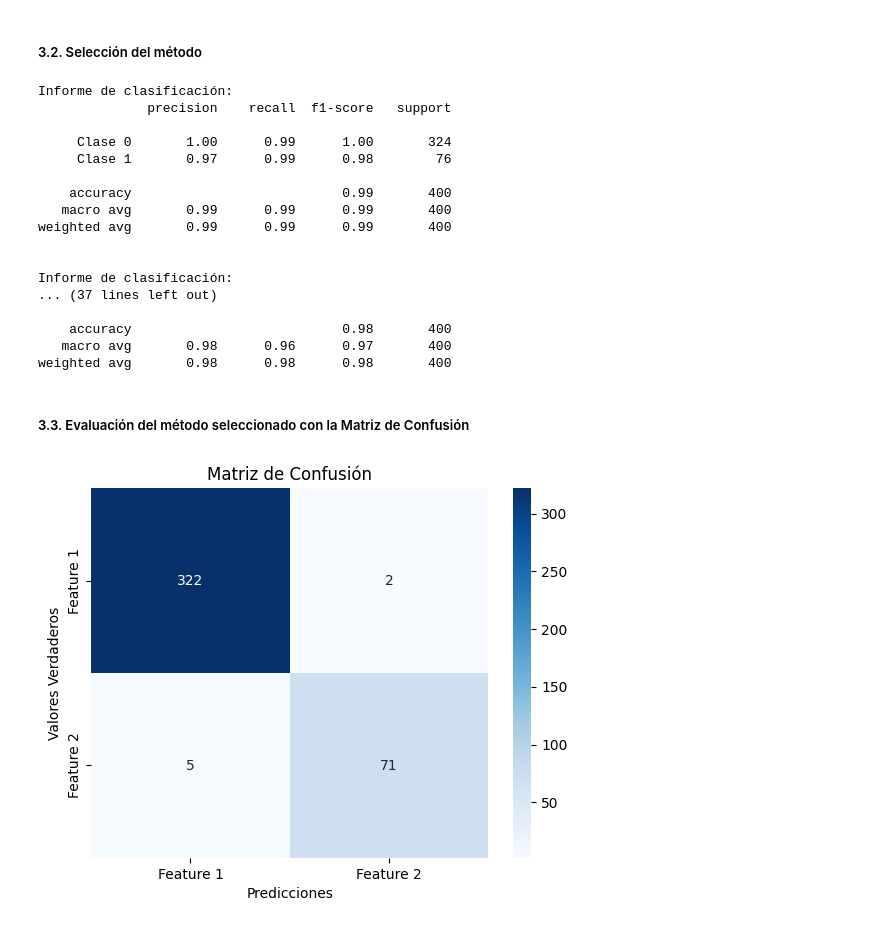
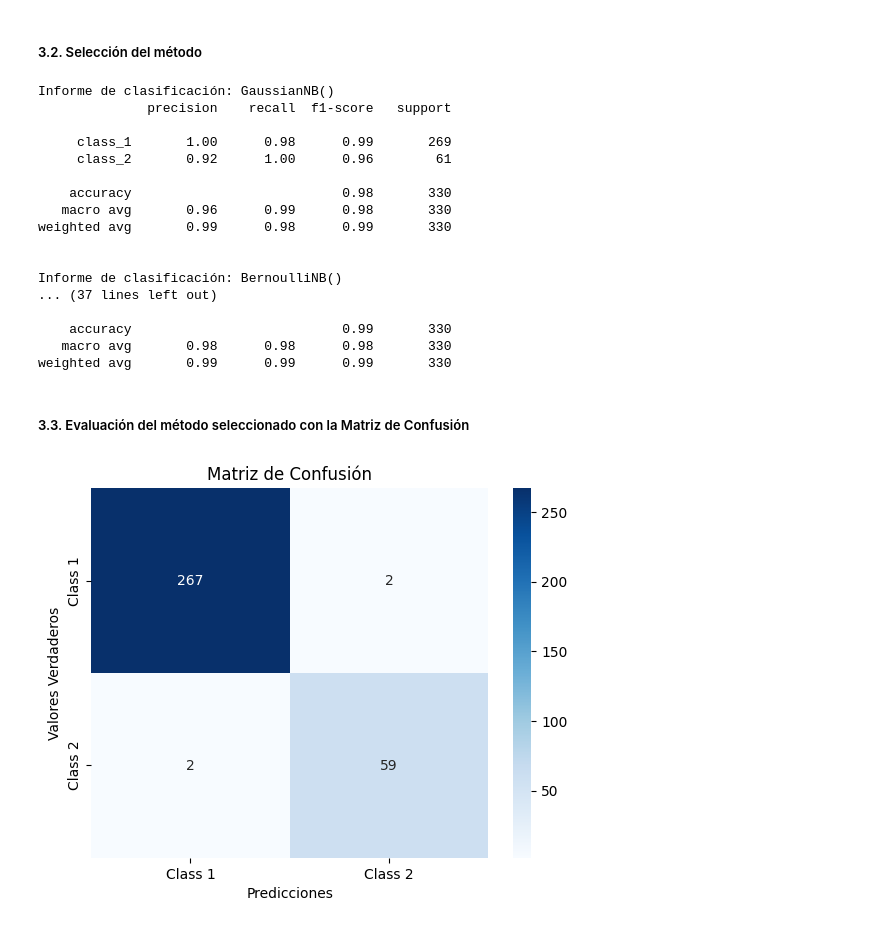
Before and after one commit to viorbe20/ai-machine-learning-systems, a Jupyter notebook: ej2-naive-bayes-knn.ipynb, the cells around one changed output. Drawn from its saved outputs; the diff is of its cells as text; code cells hidden in the pictures.

```diff
--- a/ej2-naive-bayes-knn.ipynb
+++ b/ej2-naive-bayes-knn.ipynb
@@ -27,3 +27,7 @@ data.head()
 | 2 | 0.000000 | 0.000000 | 0.0 |
 | 3 | 1.579213 | 0.767435 | 0.0 |
 | 4 | 0.000000 | 0.542560 | 0.0 |
+# %%
+df_classes.rename(columns={'Feature_1': 'class_1', 'Feature_2': 'class_2', 'Label': 'target'}, inplace=True)
+df_classes['target'] = df_classes['target'].astype(int)
+df_classes.head()
@@ -41,0 +43,9 @@ X_train, X_test, y_train, y_test = train_test_split(X, y, test_size=0.4, random_
+# %%
+from sklearn.model_selection import train_test_split
+
+# División el conjunto de datos en train y test en un porcentaje de 2/3 vs 1/3
+TEST_SIZE = 0.33
+train, test = train_test_split(df_classes, test_size= TEST_SIZE)
+train.reset_index(inplace = True)
+test.reset_index(inplace = True)
+train.head()
@@ -56,57 +73,63 @@ X_train, X_test, y_train, y_test = train_test_split(X, y, test_size=0.4, random_
 # %% [markdown]
 ##### 3.2. Selección del método
 # %%
-from sklearn.metrics import accuracy_score, classification_report
+from sklearn.metrics import accuracy_score, classification_report, confusion_matrix
 from sklearn.naive_bayes import GaussianNB, MultinomialNB, BernoulliNB, ComplementNB, CategoricalNB
-from sklearn.metrics import confusion_matrix
 import matplotlib.pyplot as plt
 
-model_names = ["GaussianNB", 'BernouilliNB', 'Multinomial', 'ComplementNB', 'CategoricalNB']
+X_train = train[['class_1', 'class_2']]
+y_train = train['target']
+X_test = test[['class_1', 'class_2']]
+y_test = test['target']
+
 classifiers = [GaussianNB(), BernoulliNB(), MultinomialNB(), ComplementNB(), CategoricalNB()]
 
-for model_name, clf in zip(model_names, classifiers):
-    clf.fit(X_train, y_train)
-    y_pred = clf.predict(X_test)
-    score = accuracy_score(y_test, y_pred)
-
-    # Calcular la matriz de confusión
-    cm = np.round(confusion_matrix(y_test, y_pred))
+for clf_value in (classifiers):
+    clf_value.fit(X_train, y_train)
+    y_pred = clf_value .predict(X_test)
 
     # Mostrar el informe de clasificación
-    print("\nInforme de clasificación:")
-    print(classification_report(y_test, y_pred, target_names=['Clase 0', 'Clase 1']))
+    print(f"\nInforme de clasificación: {clf_value}")
+    print(classification_report(y_test, y_pred, target_names=['class_1', 'class_2']))
 # %% [output]
-Informe de clasificación:
+Informe de clasificación: GaussianNB()
               precision    recall  f1-score   support
 
-     Clase 0       1.00      0.99      1.00       324
-     Clase 1       0.97      0.99      0.98        76
+     class_1       1.00      0.98      0.99       269
+     class_2       0.92      1.00      0.96        61
 
-    accuracy                           0.99       400
-   macro avg       0.99      0.99      0.99       400
-weighted avg       0.99      0.99      0.99       400
+    accuracy                           0.98       330
+   macro avg       0.96      0.99      0.98       330
+weighted avg       0.99      0.98      0.99       330
 
 
-Informe de clasificación:
+Informe de clasificación: BernoulliNB()
 ... (37 lines left out)
 
-    accuracy                           0.98       400
-   macro avg       0.98      0.96      0.97       400
-weighted avg       0.98      0.98      0.98       400
+    accuracy                           0.99       330
+   macro avg       0.98      0.98      0.98       330
+weighted avg       0.99      0.99      0.99       330
 # %% [markdown]
 ##### 3.3. Evaluación del método seleccionado con la Matriz de Confusión
 # %%
 from sklearn.metrics import confusion_matrix
 import seaborn as sns
 
+# Calcular la matriz de confusión
 cm = np.round(confusion_matrix(y_test, y_pred))
 cm
 
-classes = ('Feature 1', 'Feature 2')
+classes = ('Class 1', 'Class 2')
 sns.heatmap(cm, annot=True, cmap='Blues', xticklabels=classes, yticklabels=classes, fmt='d')
 plt.title('Matriz de Confusión')
 plt.xlabel('Predicciones')
 plt.ylabel('Valores Verdaderos')
 plt.show()
+
+# Resultados
+# Verdaderos Positivos (TP): 267
+# Falsos Positivos (FP): 2
+# Falsos Negativos (FN): 2
+# Verdaderos Negativos (TN): 59
 # %% [output]
-[figure, old version]
+[figure, new version]
```
Also changed, not shown: parts of 4 cells of this notebook.
